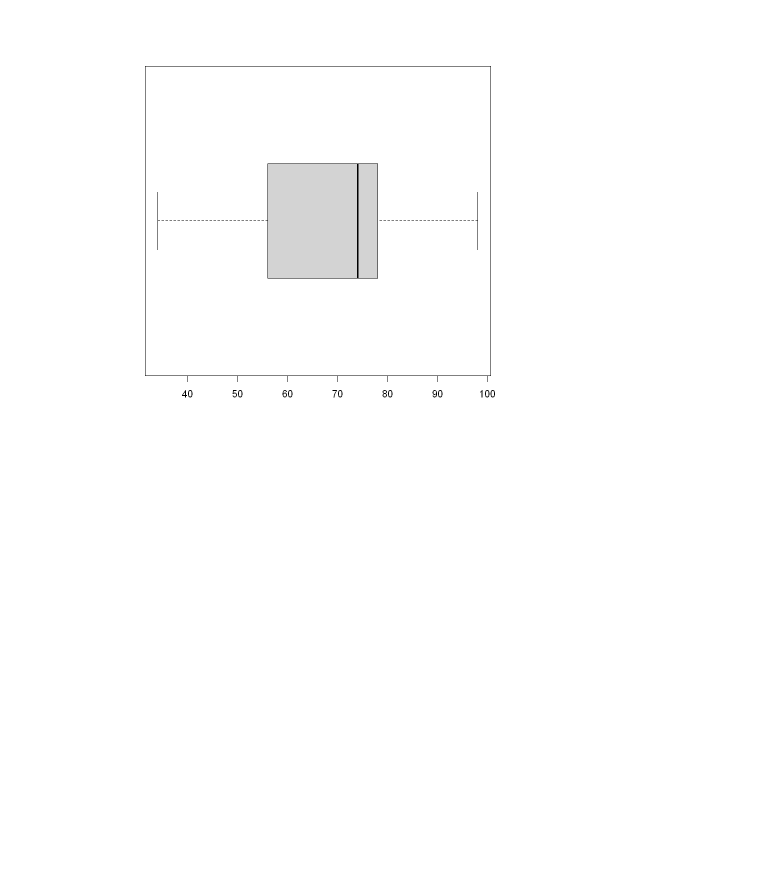
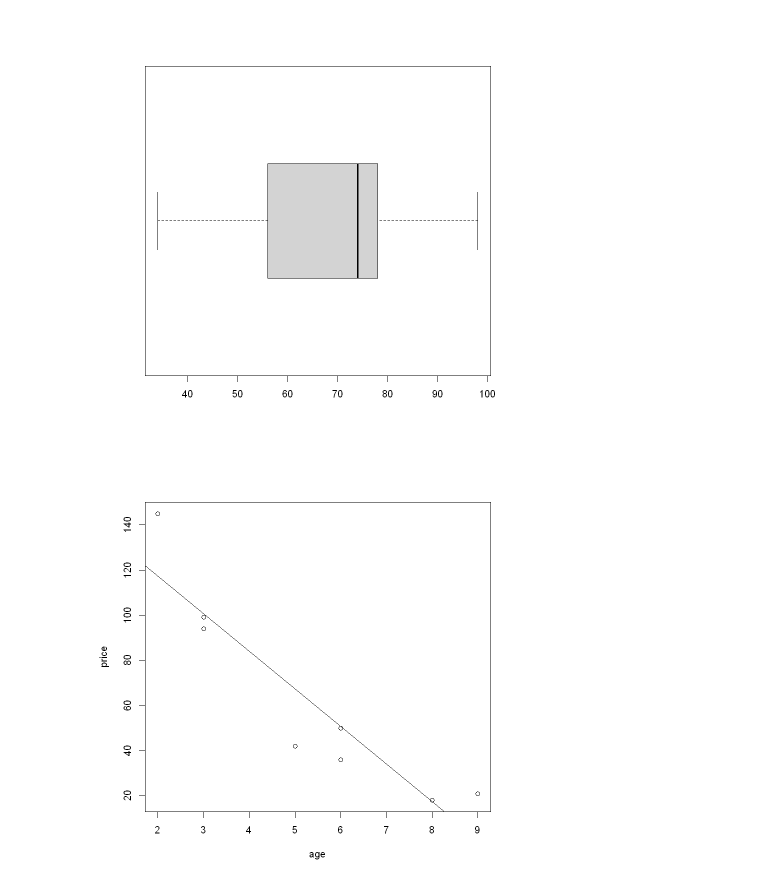
Before and after one commit to layla-focalors/r_learning_mx, a Jupyter notebook: ipcian/Layla.ipynb, the cells around one changed output. Drawn from its saved outputs; the diff is of its cells as text; code cells hidden in the pictures; blank space fills up the shorter version.

```diff
--- a/ipcian/Layla.ipynb
+++ b/ipcian/Layla.ipynb
@@ -1135,3 +1135,12 @@ median(x)
 boxplot(x, horizontal = T)
 # %% [output]
 [figure]
+# %%
+age = c(8, 3, 6, 9, 2, 5, 6,3)
+price = c(18, 94, 50, 21, 145, 42, 36, 99)
+# %%
+plot(age, price)
+lm.res = lm(price~age)
+abline(lm.res)
+# %% [output]
+[figure, added]
```
Also changed, not shown: parts of 43 cells of this notebook.
